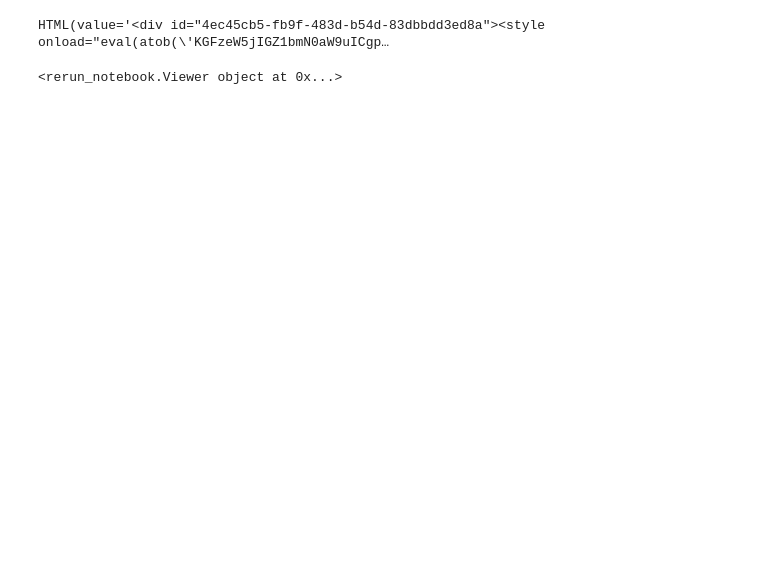
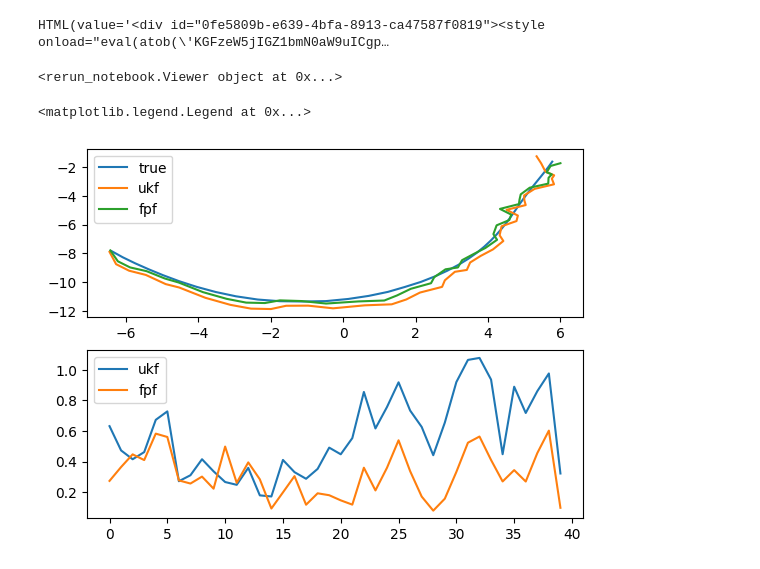
Before and after one commit to zp-yang/baja, a Jupyter notebook: notebooks/fpf_test.ipynb, the cells around one changed output. Cells and saved outputs as stored; diff of their text form; code cells hidden in the pictures; blank space fills up the shorter version.

```diff
--- a/notebooks/fpf_test.ipynb
+++ b/notebooks/fpf_test.ipynb
@@ -23,7 +23,7 @@ sensor_type = "b"
 Q, R, meas_fn, sensor_pos = get_toy_setup_params(sensor_type)
 meas_dim = R.shape[0]
 # %%
-key = jr.key(111)
+key = jr.key(42)
 rng = np.random.default_rng(12345)
 
 
@@ -51,7 +51,7 @@ filter_fpf = fpf.FPF(
     num_particles=n_particles,
     Q=Q,
     R=R,
-    flow_steps=100,
+    flow_steps=50,
 )
 # %%
 rr.init("traj_vis")
@@ -88,7 +88,8 @@ rr.log(
 rr.log("traj/cloud_fpf", rr.Points3D(positions=state_fpf.particles[:, :3]))
 
 
-for i in range(seq_len):
+for i in range(40):
+    rr.set_time("step", sequence=i)
     key, sub_key = jr.split(key)
     true_pos = target_pos[i, :]
     rr.log(
@@ -109,12 +110,30 @@ for i in range(seq_len):
     state_fpf, flow_states = filter_fpf.run_step(state_fpf, meas_noisy)
     fpf_hist.append(state_fpf)
 
-    rr.log("traj/ukf", rr.Points3D(positions=state_ukf.mean[:3]))
+    rr.log("traj/ukf", rr.Points3D(positions=state_ukf.mean[:3], radii=[0.2]))
     rr.log("traj/cloud_fpf", rr.Points3D(positions=state_fpf.particles[:, :3]))
-    p_flow = flow_states[0][..., :3].transpose(1,0,2)
-    rr.log("traj/homotopy_flow", rr.LineStrips3D(strips=np.array(p_flow), radii=[0.01]*n_particles),)
+    p_flow = flow_states[0][..., :3].transpose(1, 0, 2)
+    rr.log(
+        "traj/homotopy_flow",
+        rr.LineStrips3D(strips=np.array(p_flow), radii=[0.01] * n_particles),
+    )
 
 rr.notebook_show(width=960, height=720)
 # %% [output]
-HTML(value='<div id="4ec45cb5-fb9f-483d-b54d-83dbbdd3ed8a"><style onload="eval(atob(\'KGFzeW5jIGZ1bmN0aW9uICgp…
+HTML(value='<div id="0fe5809b-e639-4bfa-8913-ca47587f0819"><style onload="eval(atob(\'KGFzeW5jIGZ1bmN0aW9uICgp…
 <rerun_notebook.Viewer object at 0x...>
+# %%
+ukf_est = np.array([s.mean for s in ukf_hist])
+fpf_est = np.array([s.mean for s in fpf_hist])
+fig = plt.figure()
+axs = fig.subplots(2,1).flatten()
+axs[0].plot(target_pos[:40, 0], target_pos[:40, 1], label='true')
+axs[0].plot(ukf_est[1:,0], ukf_est[1:, 1], label='ukf')
+axs[0].plot(fpf_est[1:,0], fpf_est[1:, 1], label='fpf')
+axs[0].legend()
+axs[1].plot(np.linalg.norm(ukf_est[1:,:3] - target_pos[:40], axis=1), label='ukf')
+axs[1].plot(np.linalg.norm(fpf_est[1:,:3] - target_pos[:40], axis=1), label='fpf')
+axs[1].legend()
+# %% [output]
+<matplotlib.legend.Legend at 0x...>
+[figure, added]
```
Also changed, not shown: 2 other files.
